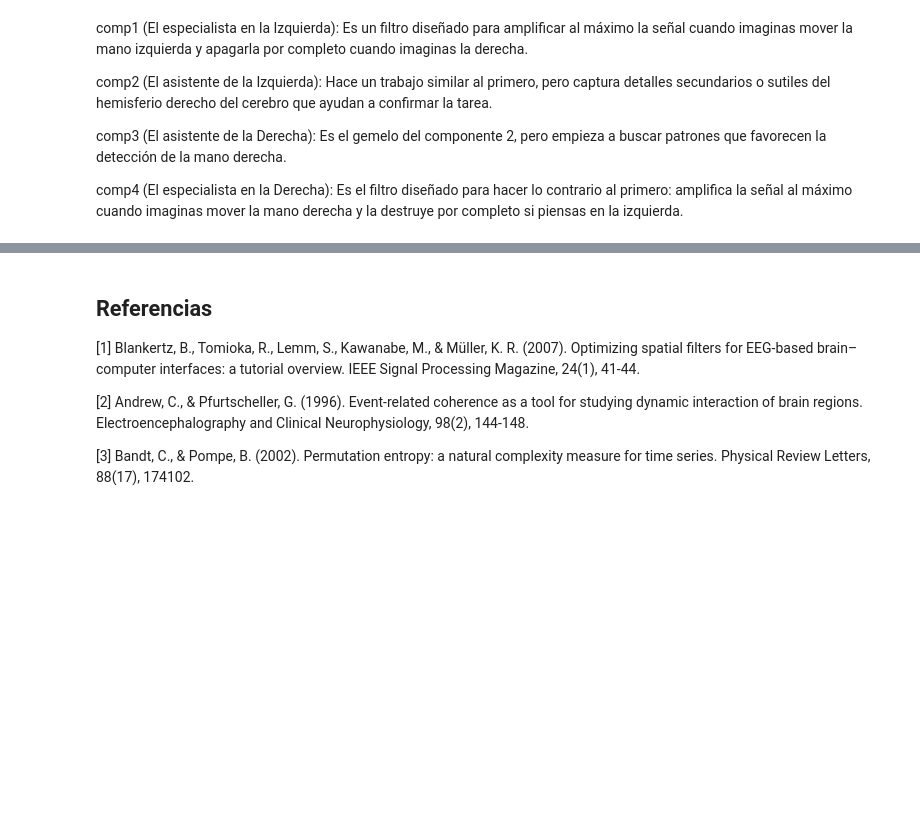
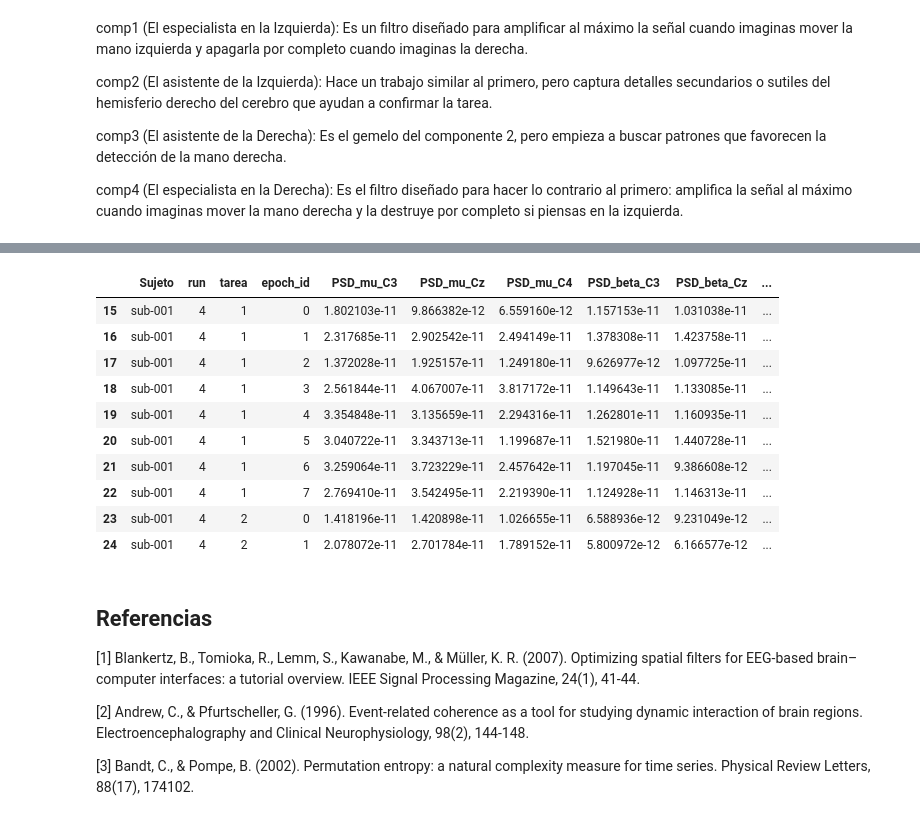
Before and after one commit to luhernandez12/Proyecto2-KarenAgudelo-LuisaHernandez, a Jupyter notebook: Codigo.ipynb, the cells around one changed output, grey strips where cells are left out. Cells and saved outputs as stored; diff of their text form; code cells hidden in the pictures; blank space fills up the shorter version.

```diff
--- a/Codigo.ipynb
+++ b/Codigo.ipynb
@@ -331,12 +347,33 @@ def construir_dataframe_ancho(ep_reposo, ep_izq, ep_der, sujeto_run):
 # %%
-# Se ejecuta el procesamiento unificado del archivo original
-ruta = 'sub-001_task-motion_run-4_eeg.set'
-b0_er, b0_ei, b0_ed, b1_er, b1_ei, b1_ed, b2_er, b2_ei, b2_ed, sujeto_run, run = procesar_archivo_unificada(ruta)
+(
+    b0_er, b0_ei, b0_ed,
+    b1_er, b1_ei, b1_ed,
+    b2_er, b2_ei, b2_ed,
+    sujeto,
+    run
+) = procesar_archivo_unificada('sub-001_task-motion_run-4_eeg.set')
 
-# Se construye el DataFrame ancho pasando exclusivamente las épocas del Bloque 0
-# tal como solicitaste, sin incluir los otros índices por el momento
-df_potencia_real = construir_dataframe_ancho(b0_er, b0_ei, b0_ed, sujeto_run)
-
-# Visualización del DataFrame resultante para verificar las columnas de potencia estructuradas
-print(df_potencia_real.head())
+#Extraer PSD
+df_psd = construir_dataframe_psd(
+    b0_er,
+    b0_ei,
+    b0_ed,
+    sujeto,
+    run
+)
+#Extraer CSP
+df_csp_mu, modelo_mu = extraer_features_csp(
+    b1_ei,
+    b1_ed,
+    sujeto,
+    run,
+    ritmo='mu'
+)
+#Fusionar
+df_total = df_psd.merge(
+    df_csp_mu,
+    on=['Sujeto', 'run', 'tarea', 'epoch_id'],
+    how='left'
+)
+print(df_total.head())
 # %% [output]
@@ -356,3 +397,17 @@ print(df_potencia_real.head())
+# %%
+df_total[df_total['tarea'] != 0].head(10)
+# %% [output]
+|  | Sujeto | run | tarea | epoch_id | PSD_mu_C3 | PSD_mu_Cz | PSD_mu_C4 | PSD_beta_C3 | PSD_beta_Cz | ... |
+| 15 | sub-001 | 4 | 1 | 0 | 1.802103e-11 | 9.866382e-12 | 6.559160e-12 | 1.157153e-11 | 1.031038e-11 | ... |
+| 16 | sub-001 | 4 | 1 | 1 | 2.317685e-11 | 2.902542e-11 | 2.494149e-11 | 1.378308e-11 | 1.423758e-11 | ... |
+| 17 | sub-001 | 4 | 1 | 2 | 1.372028e-11 | 1.925157e-11 | 1.249180e-11 | 9.626977e-12 | 1.097725e-11 | ... |
+| 18 | sub-001 | 4 | 1 | 3 | 2.561844e-11 | 4.067007e-11 | 3.817172e-11 | 1.149643e-11 | 1.133085e-11 | ... |
+| 19 | sub-001 | 4 | 1 | 4 | 3.354848e-11 | 3.135659e-11 | 2.294316e-11 | 1.262801e-11 | 1.160935e-11 | ... |
+| 20 | sub-001 | 4 | 1 | 5 | 3.040722e-11 | 3.343713e-11 | 1.199687e-11 | 1.521980e-11 | 1.440728e-11 | ... |
+| 21 | sub-001 | 4 | 1 | 6 | 3.259064e-11 | 3.723229e-11 | 2.457642e-11 | 1.197045e-11 | 9.386608e-12 | ... |
+| 22 | sub-001 | 4 | 1 | 7 | 2.769410e-11 | 3.542495e-11 | 2.219390e-11 | 1.124928e-11 | 1.146313e-11 | ... |
+| 23 | sub-001 | 4 | 2 | 0 | 1.418196e-11 | 1.420898e-11 | 1.026655e-11 | 6.588936e-12 | 9.231049e-12 | ... |
+| 24 | sub-001 | 4 | 2 | 1 | 2.078072e-11 | 2.701784e-11 | 1.789152e-11 | 5.800972e-12 | 6.166577e-12 | ... |
 # %% [markdown]
 ## Referencias
 [1] Blankertz, B., Tomioka, R., Lemm, S., Kawanabe, M., & Müller, K. R. (2007). Optimizing spatial filters for EEG-based brain–computer interfaces: a tutorial overview. IEEE Signal Processing Magazine, 24(1), 41-44.
```
Also changed, not shown: parts of 8 cells of this notebook.
